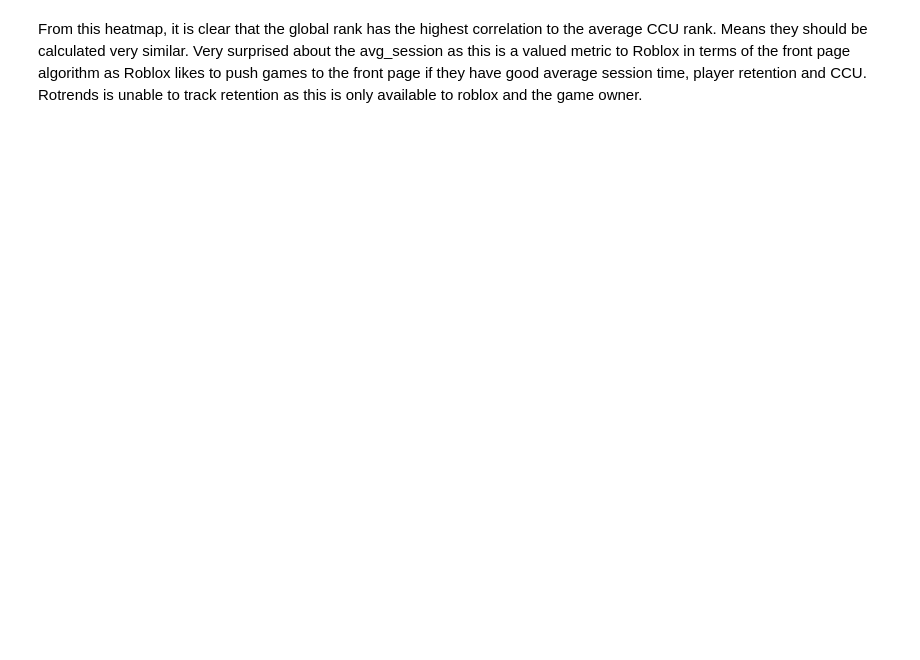
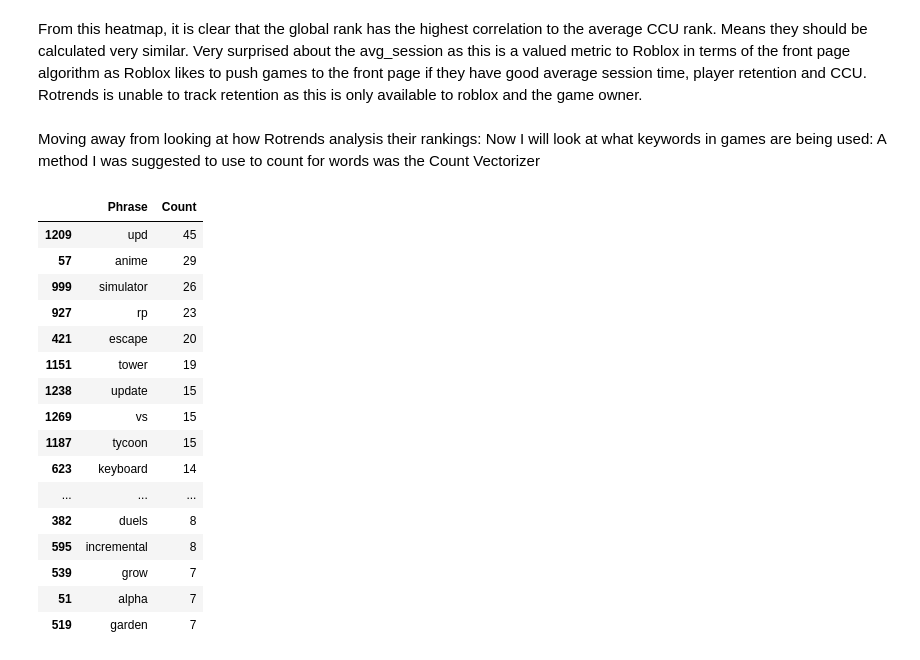
Before and after one commit to morganfairbank67/Rotrends-Analysis-Pipeline, a Jupyter notebook: Cloud_Database/TestingAnalytics.ipynb, the cells around one changed output. Saved outputs shown, nothing was run; the diff lists cells and outputs as text; code cells hidden in the pictures; blank space fills up the shorter version.

```diff
--- a/Cloud_Database/TestingAnalytics.ipynb
+++ b/Cloud_Database/TestingAnalytics.ipynb
@@ -58,2 +56,35 @@ plt.show()
 # %% [markdown]
 From this heatmap, it is clear that the global rank has the highest correlation to the average CCU rank. Means they should be calculated very similar. Very surprised about the avg_session as this is a valued metric to Roblox in terms of the front page algorithm as Roblox likes to push games to the front page if they have good average session time, player retention and CCU. Rotrends is unable to track retention as this is only available to roblox and the game owner.
+# %% [markdown]
+Moving away from looking at how Rotrends analysis their rankings:
+Now I will look at what keywords in games are being used: A method I was suggested to use to count for words was the Count Vectorizer
+# %%
+from sklearn.feature_extraction.text import CountVectorizer
+
+titles = df['game_name'].dropna().tolist()
+
+vectoriser = CountVectorizer(ngram_range=(1,2), stop_words='english')
+
+matrix = vectoriser.fit_transform(titles)
+
+wordCount = pd.DataFrame({'Phrase': vectoriser.get_feature_names_out(), 'Count': matrix.toarray().sum(axis=0)})
+
+display(wordCount.sort_values(by='Count', ascending=False).head(25))
+# %% [output]
+|  | Phrase | Count |
+| 1209 | upd | 45 |
+| 57 | anime | 29 |
+| 999 | simulator | 26 |
+| 927 | rp | 23 |
+| 421 | escape | 20 |
+| 1151 | tower | 19 |
+| 1238 | update | 15 |
+| 1269 | vs | 15 |
+| 1187 | tycoon | 15 |
+| 623 | keyboard | 14 |
+| ... | ... | ... |
+| 382 | duels | 8 |
+| 595 | incremental | 8 |
+| 539 | grow | 7 |
+| 51 | alpha | 7 |
+| 519 | garden | 7 |
```
Also changed, not shown: parts of 7 cells of this notebook, 1 other file.
